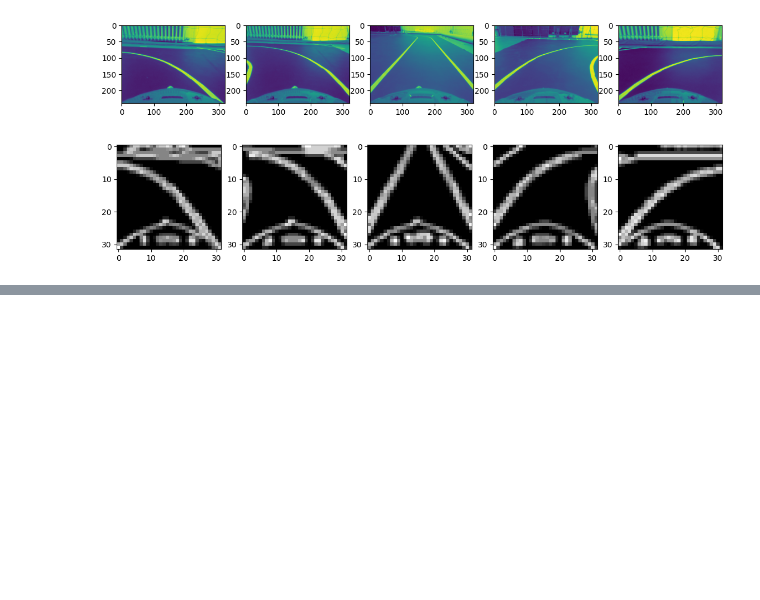
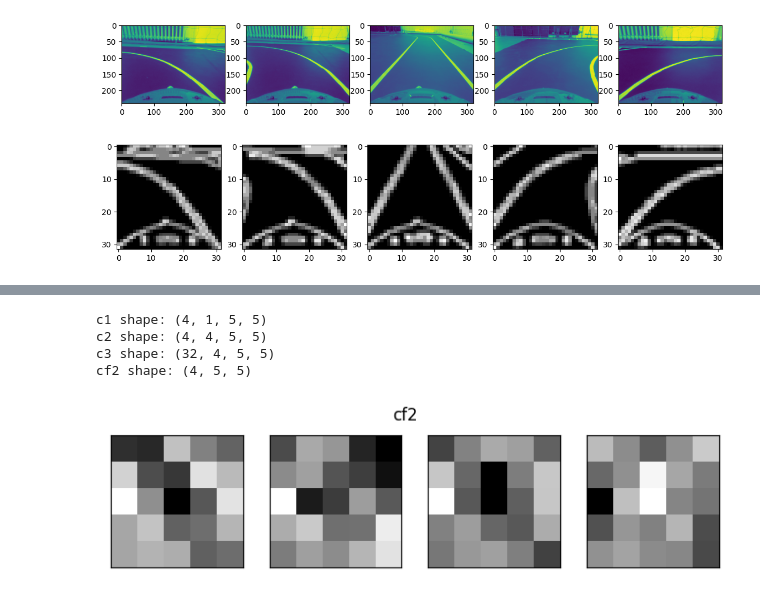
Before and after one commit to matgrand/bfmc_2022, a Jupyter notebook: thesis_images.ipynb, the cells around one changed output, grey strips where cells are left out. Drawn from its saved outputs; the diff is of its cells as text; code cells hidden in the pictures; blank space fills up the shorter version.

```diff
--- a/thesis_images.ipynb
+++ b/thesis_images.ipynb
@@ -343,0 +388,17 @@ fig2 = plot_nchw_data(c2, 8, 8, 'conv2', size=(10,10))
+# %%
+print(f'c1 shape: {c1.shape}')
+print(f'c2 shape: {c2.shape}')
+print(f'c3 shape: {c3.shape}')
+
+cf2 = c2 * c1
+
+cf2 = np.sum(cf2, axis=0)
+print(f'cf2 shape: {cf2.shape}')
+
+fig5 = plot_nchw_data(cf2.reshape(1,4,5,5), 1, 4, 'cf2', size=(8,2))
+# %% [output]
+c1 shape: (4, 1, 5, 5)
+c2 shape: (4, 4, 5, 5)
+c3 shape: (32, 4, 5, 5)
+cf2 shape: (4, 5, 5)
+[figure, added]
```
Also changed, not shown: parts of 4 cells of this notebook, 3 other files.
